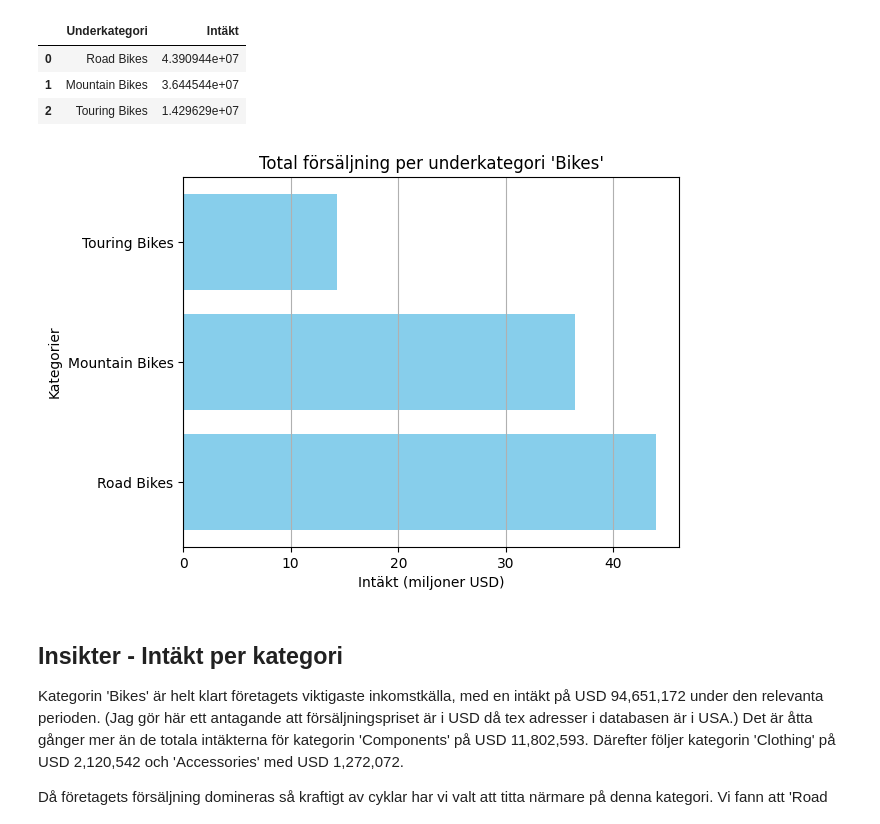
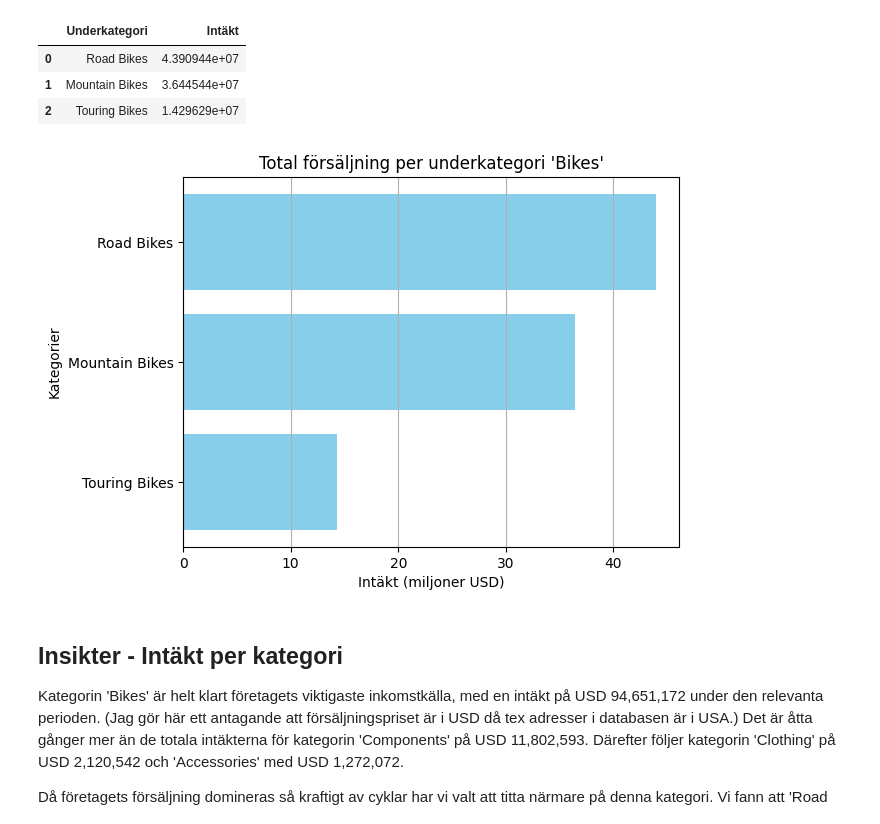
Before and after one commit to EliWei/SQL_uppgift_Dec25, a Jupyter notebook: Notebook.ipynb, the cells around one changed output. Cells and saved outputs as stored; diff of their text form; code cells hidden in the pictures.

```diff
--- a/Notebook.ipynb
+++ b/Notebook.ipynb
@@ -213,16 +216,19 @@ df_revenue_per_subcategory
 | 1 | Mountain Bikes | 3.644544e+07 |
 | 2 | Touring Bikes | 1.429629e+07 |
 # %%
+df_revenue_per_subcategory = df_revenue_per_subcategory.iloc[::-1]    #För att få högsta överst
+
+
 fig, ax =plt.subplots()
 revenue_millions = df_revenue_per_subcategory['Intäkt'] / 1_000_000
 ax.barh(df_revenue_per_subcategory['Underkategori'], revenue_millions, color='skyblue')
 ax.set_title("Total försäljning per underkategori 'Bikes'")
 ax.set_xlabel("Intäkt (miljoner USD)")
 ax.set_ylabel("Kategorier")
 ax.grid(True, axis='x')
 plt.show()
 # %% [output]
-[figure, old version]
+[figure, new version]
 # %% [markdown]
 ## Insikter - Intäkt per kategori
 Kategorin 'Bikes' är helt klart företagets viktigaste inkomstkälla, med en intäkt på USD 94,651,172 under den relevanta perioden. (Jag gör här ett antagande att försäljningspriset är i USD då tex adresser i databasen är i USA.) Det är åtta gånger mer än de totala intäkterna för kategorin 'Components' på USD 11,802,593. Därefter följer kategorin 'Clothing' på USD 2,120,542 och 'Accessories' med USD 1,272,072.
```
Also changed, not shown: parts of 9 cells of this notebook, 2 other files.
